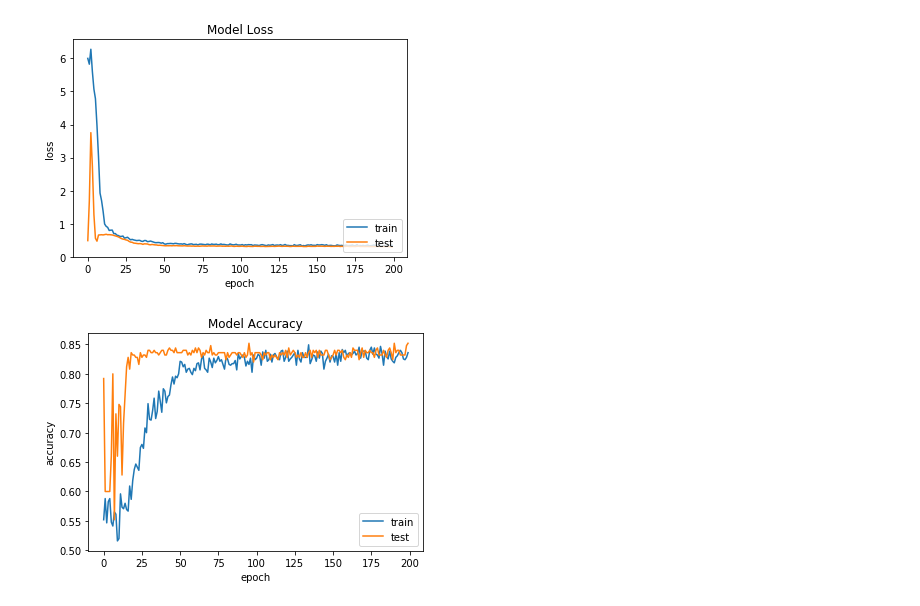
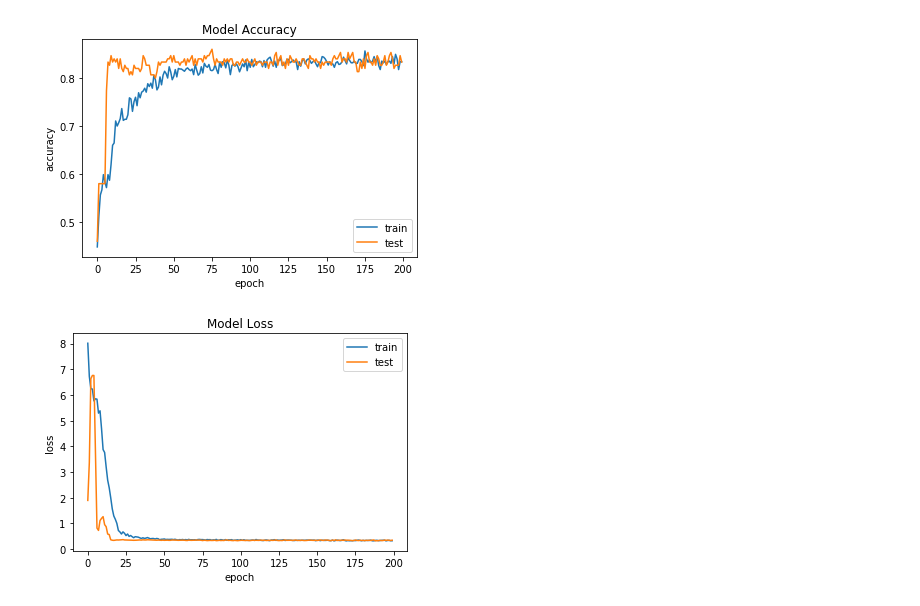
Before and after one commit to sgez/MLAI, a Jupyter notebook: Session I/datasets/maintenance/02_Maintenance_Keras.ipynb, the cells around one changed output. Drawn from its saved outputs; the diff is of its cells as text; code cells hidden in the pictures.

```diff
--- a/Session I/datasets/maintenance/02_Maintenance_Keras.ipynb
+++ b/Session I/datasets/maintenance/02_Maintenance_Keras.ipynb
@@ -30,20 +26,12 @@ Loading BokehJS ...
 # %%
 df_init = df = pd.read_csv('maintenance_data.csv')
-
-msk = np.random.rand(len(df)) < 0.8
-
-#Convert strings to discreat integers
+#Convert strings to discrete integers
 try:
-    df.replace('TeamA',1, inplace=True)
-    df.replace('TeamB',2, inplace=True)
-    df.replace('TeamC',3, inplace=True)
-    df.replace('Provider1',1, inplace=True)
-    df.replace('Provider2',2, inplace=True)
-    df.replace('Provider3',3, inplace=True)
-    df.replace('Provider4',4, inplace=True)
+    mymap = {'TeamA':1, 'TeamB':2, 'TeamC':3, 'Provider1':1, 'Provider2':2, 'Provider3':3, 'Provider4':4}
+    df = df.applymap(lambda s: mymap.get(s) if s in mymap else s)
 except:
     pass
 
-
 X = df.drop('broken', axis=1).values
 Y = df.broken.values[np.newaxis].T
+df.head()
@@ -52,30 +47,15 @@ model = Sequential()
 
 model.add(Dense(64, activation='relu', input_dim=6))
 model.add(Dropout(0.5))
-model.add(Dense(128, activation='relu'))
-model.add(Dropout(0.5))
-model.add(Dense(128, activation='relu'))
-model.add(Dropout(0.5))
-model.add(Dense(128, activation='relu'))
+model.add(Dense(64, activation='relu'))
 model.add(Dropout(0.5))
 model.add(Dense(64, activation='relu'))
 model.add(Dropout(0.5))
 model.add(Dense(2, activation='softmax'))
-with Profiler() as prof, ResourceProfiler() as rprof:
-    model.compile(optimizer='adam',
+model.compile(optimizer='adam',
               loss='sparse_categorical_crossentropy',
               metrics=['accuracy'])
-    model.fit(X, Y, epochs=200, verbose=0, validation_split=0.25, callbacks=[history])
-visualize([rprof])
-
-#Loss during training epochs
-plt.plot(history.history['loss'])
-plt.plot(history.history['val_loss'])
-plt.title('Model Loss')
-plt.ylabel('loss')
-plt.xlabel('epoch')
-plt.legend(['train', 'test'], loc='lower right')
-plt.show()
+model.fit(X, Y, epochs=200, verbose=0, validation_split=0.15, callbacks=[history])
 
 #Accuracy during training epochs
 plt.plot(history.history['acc'])
@@ -85,4 +65,13 @@ plt.ylabel('accuracy')
 plt.xlabel('epoch')
 plt.legend(['train', 'test'], loc='lower right')
 plt.show()
+
+#Loss during training epochs
+plt.plot(history.history['loss'])
+plt.plot(history.history['val_loss'])
+plt.title('Model Loss')
+plt.ylabel('loss')
+plt.xlabel('epoch')
+plt.legend(['train', 'test'], loc='upper right')
+plt.show()
 # %% [output]
@@ -91,2 +78,2 @@ plt.show()
-[figure, old version]
+[figure, new version]
-[figure, old version]
+[figure, new version]
```
Also changed, not shown: parts of 3 cells of this notebook.
